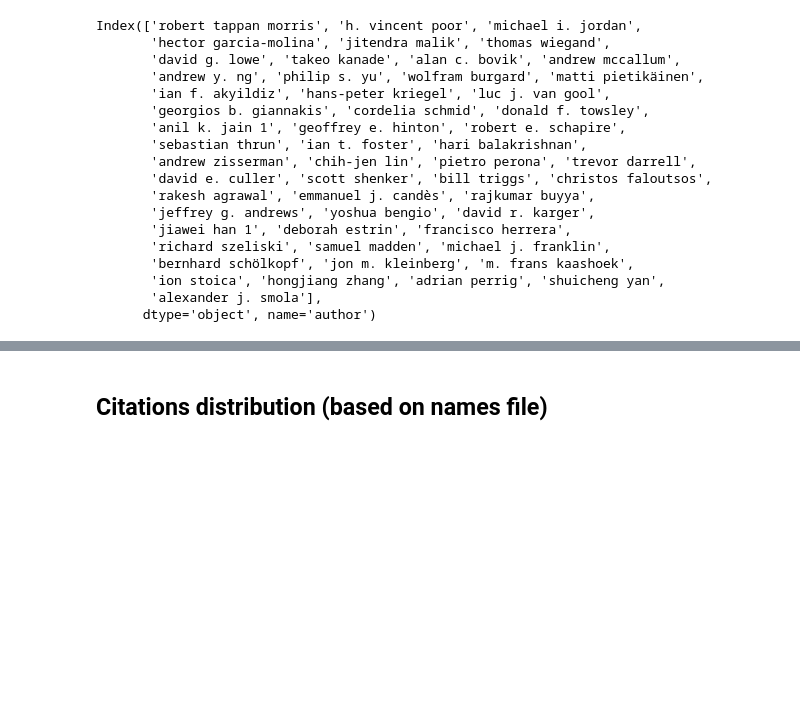
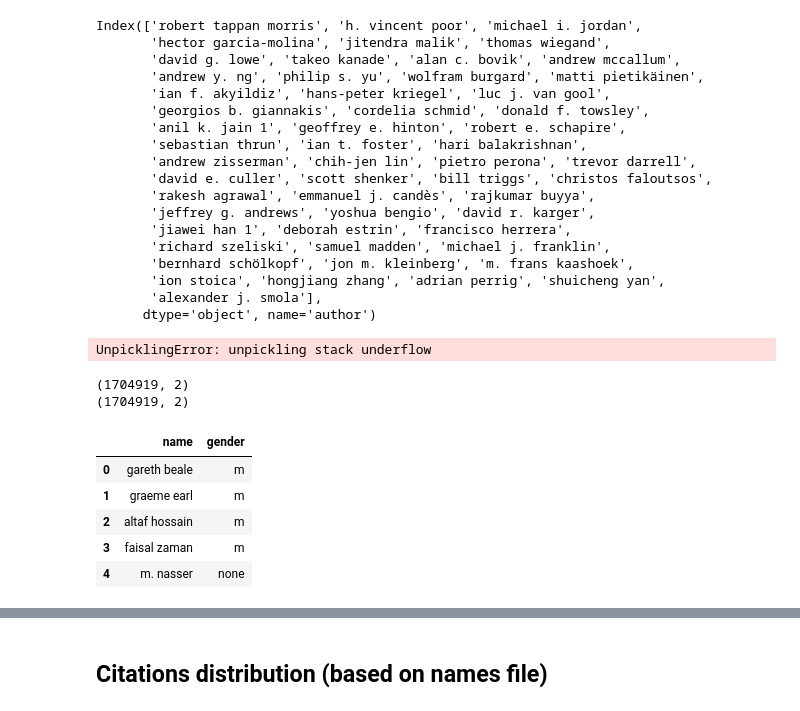
Before and after one commit to gesiscss/inequality, a Jupyter notebook: 1.Descriptive.ipynb, the cells around one changed output, grey strips where cells are left out. Drawn from its saved outputs; the diff is of its cells as text; code cells hidden in the pictures; blank space fills up the shorter version.

```diff
--- a/1.Descriptive.ipynb
+++ b/1.Descriptive.ipynb
@@ -272,0 +277,20 @@ Index(['robert tappan morris', 'h. vincent poor', 'michael i. jordan',
+# %%
+import pickle
+gender_id = pickle.load(open('./data/id_gender_2017_asiansAsNone.p', "rb" ) )
+# %% [output]
+UnpicklingError: unpickling stack underflow
+# %%
+print(gender.shape)
+print(gender_old.shape)
+# %% [output]
+(1704919, 2)
+(1704919, 2)
+# %%
+gender.head()
+# %% [output]
+|  | name | gender |
+| 0 | gareth beale | m |
+| 1 | graeme earl | m |
+| 2 | altaf hossain | m |
+| 3 | faisal zaman | m |
+| 4 | m. nasser | none |
```
Also changed, not shown: parts of 12 cells of this notebook.
